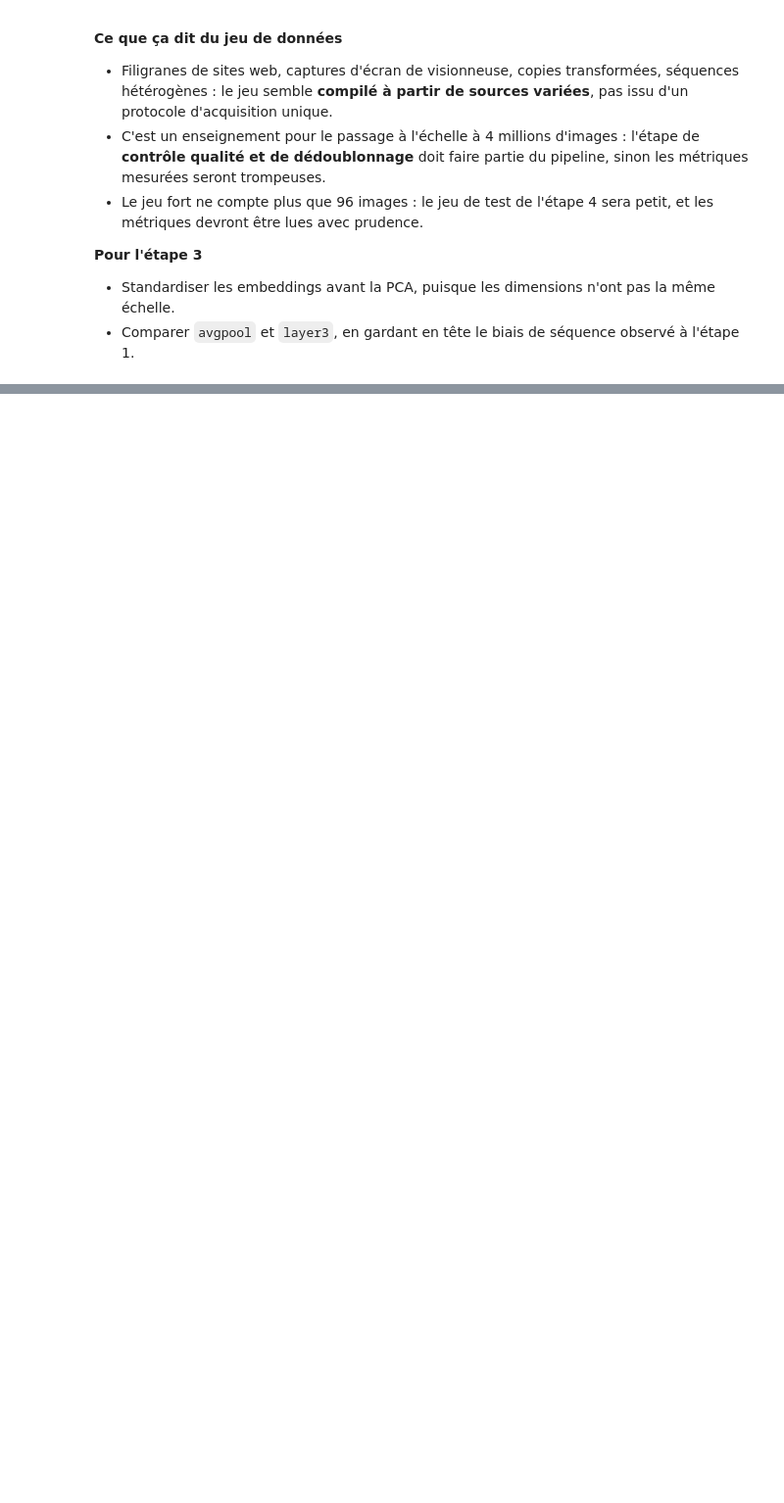
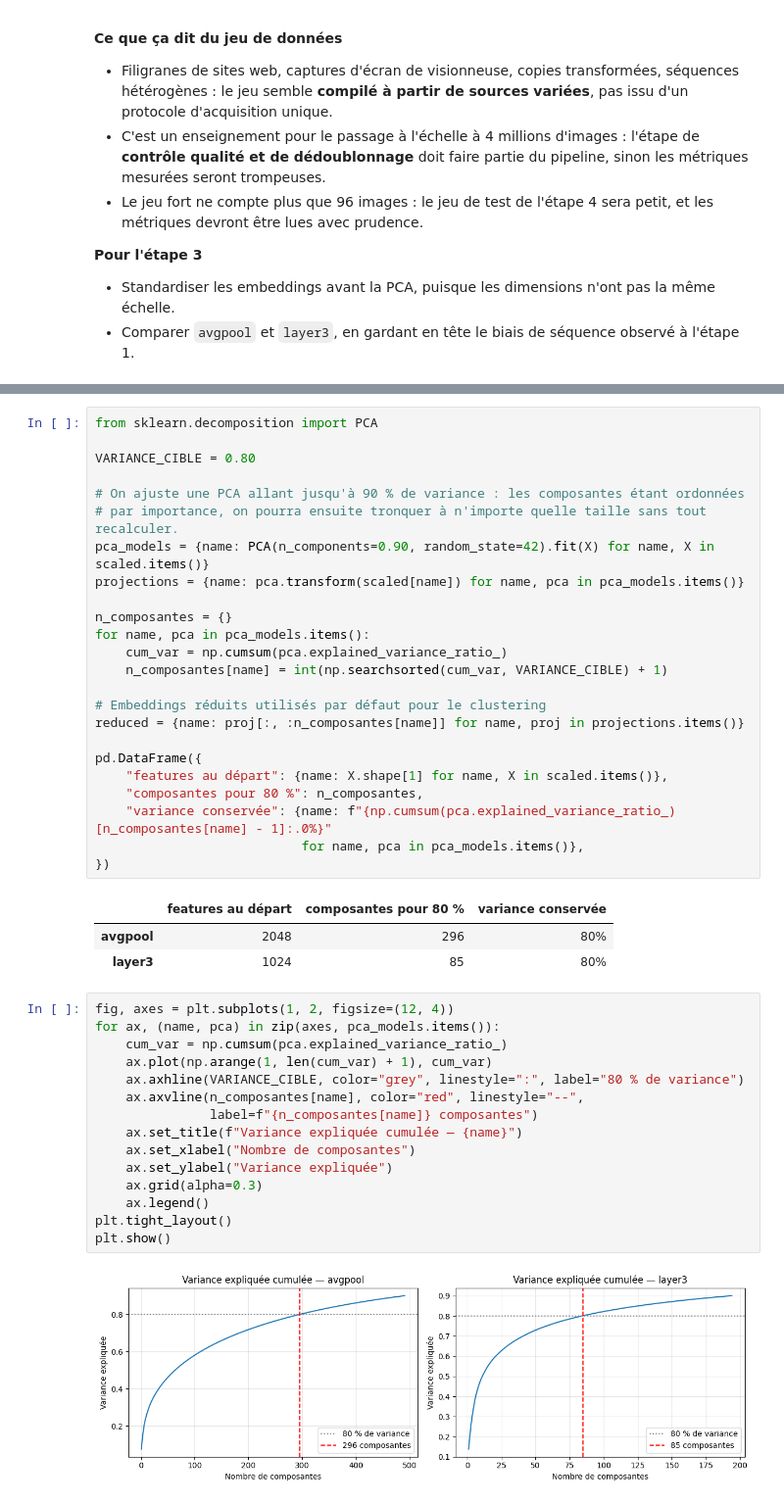
Before and after one commit to Hadri2T/Projet_7, a Jupyter notebook: notebooks/1_features_clustering.ipynb, the cells around one changed output, grey strips where cells are left out. Shown at 98% size. Cells and saved outputs as stored; diff of their text form; blank space fills up the shorter version.

Commit message:
Amélioration de la variance et de l'ARI

```diff
--- a/notebooks/1_features_clustering.ipynb
+++ b/notebooks/1_features_clustering.ipynb
@@ -976,0 +650,45 @@ Name: count, dtype: int64
+# %%
+from sklearn.decomposition import PCA
+
+VARIANCE_CIBLE = 0.80
+
+# On ajuste une PCA allant jusqu'à 90 % de variance : les composantes étant ordonnées
+# par importance, on pourra ensuite tronquer à n'importe quelle taille sans tout recalculer.
+pca_models = {name: PCA(n_components=0.90, random_state=42).fit(X) for name, X in scaled.items()}
+projections = {name: pca.transform(scaled[name]) for name, pca in pca_models.items()}
+
+n_composantes = {}
+for name, pca in pca_models.items():
+    cum_var = np.cumsum(pca.explained_variance_ratio_)
+    n_composantes[name] = int(np.searchsorted(cum_var, VARIANCE_CIBLE) + 1)
+
+# Embeddings réduits utilisés par défaut pour le clustering
+reduced = {name: proj[:, :n_composantes[name]] for name, proj in projections.items()}
+
+pd.DataFrame({
+    "features au départ": {name: X.shape[1] for name, X in scaled.items()},
+    "composantes pour 80 %": n_composantes,
+    "variance conservée": {name: f"{np.cumsum(pca.explained_variance_ratio_)[n_composantes[name] - 1]:.0%}"
+                           for name, pca in pca_models.items()},
+})
+# %% [output]
+|  | features au départ | composantes pour 80 % | variance conservée |
+| avgpool | 2048 | 296 | 80% |
+| layer3 | 1024 | 85 | 80% |
+# %%
+fig, axes = plt.subplots(1, 2, figsize=(12, 4))
+for ax, (name, pca) in zip(axes, pca_models.items()):
+    cum_var = np.cumsum(pca.explained_variance_ratio_)
+    ax.plot(np.arange(1, len(cum_var) + 1), cum_var)
+    ax.axhline(VARIANCE_CIBLE, color="grey", linestyle=":", label="80 % de variance")
+    ax.axvline(n_composantes[name], color="red", linestyle="--",
+               label=f"{n_composantes[name]} composantes")
+    ax.set_title(f"Variance expliquée cumulée — {name}")
+    ax.set_xlabel("Nombre de composantes")
+    ax.set_ylabel("Variance expliquée")
+    ax.grid(alpha=0.3)
+    ax.legend()
+plt.tight_layout()
+plt.show()
+# %% [output]
+[figure, added]
```
Also changed, not shown: parts of 50 cells of this notebook, 1 other file.
